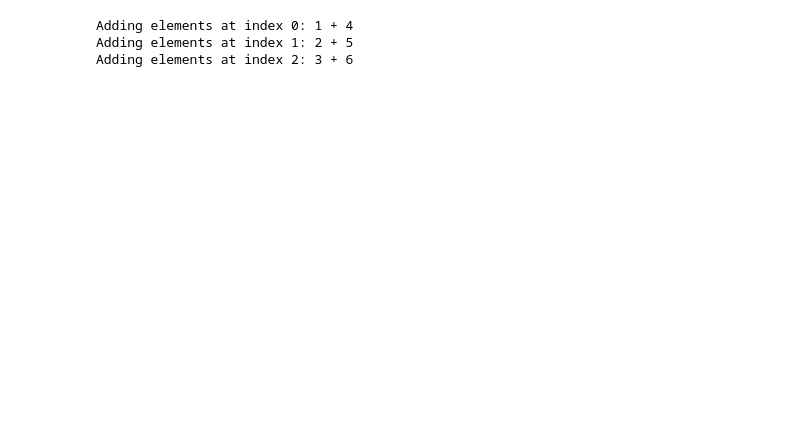
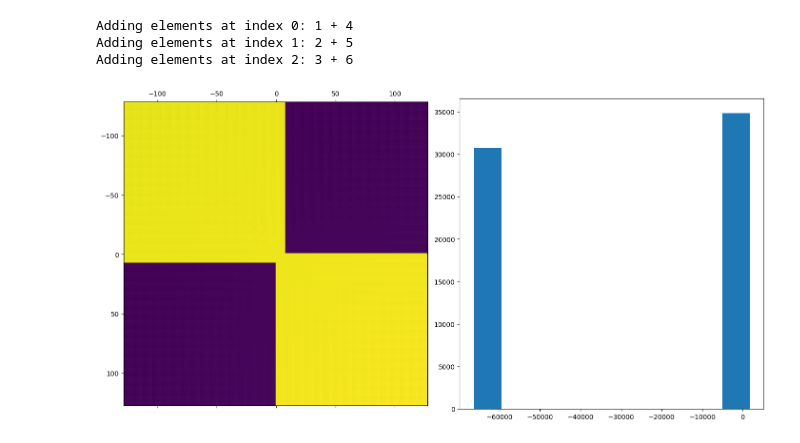
Before and after one commit to agrenier-gnss/axcgnss, a Jupyter notebook: signal_theory.ipynb, the cells around one changed output. Cells and saved outputs as stored; diff of their text form; code cells hidden in the pictures; blank space fills up the shorter version.

Commit message:
Added EvoApproxLib support

```diff
--- a/signal_theory.ipynb
+++ b/signal_theory.ipynb
@@ -99,3 +98,35 @@ except NotImplementedError as e:
 Adding elements at index 0: 1 + 4
 Adding elements at index 1: 2 + 5
 Adding elements at index 2: 3 + 6
+# %%
+import numpy as np
+from matplotlib.ticker import MultipleLocator
+from axcoperations import lcadd
+import evoapproxlib as eal
+
+axc_bits = 1 # Lower bits approximated
+bits = 8
+max_value = 2**bits // 2
+i_range = np.arange(-max_value, max_value, dtype=np.int16)
+j_range = np.arange(-max_value, max_value, dtype=np.int16)
+exact_results = np.zeros((2**bits, 2**bits))
+axc_results = np.zeros((2**bits, 2**bits))
+for i in i_range:
+    for j in j_range:
+        #axc_results[i+max_value,j+max_value] = lcadd(i, j, axc_bits)
+        axc_results[i+max_value,j+max_value] = eal.mul8s_1L1G.calc(i, j)
+        exact_results[i+max_value,j+max_value] = i * j
+
+error = exact_results - axc_results
+minError = np.min(error)
+maxError = np.max(error)
+# %%
+fig, axs = plt.subplots(nrows=1, ncols=2, figsize=(14, 7), layout="constrained")
+plot = axs[0].matshow(error, extent=(-max_value-0.5, max_value-0.5, max_value-0.5, -max_value-0.5))
+ax.xaxis.set_major_locator(MultipleLocator(max_value/8))
+ax.yaxis.set_major_locator(MultipleLocator(max_value/8))
+cbar = fig.colorbar(plot, ax=axs[0])
+
+axs[1] = plt.hist(error.flatten())
+# %% [output]
+[figure, added]
```
Also changed, not shown: parts of 8 cells of this notebook, 4 other files.
